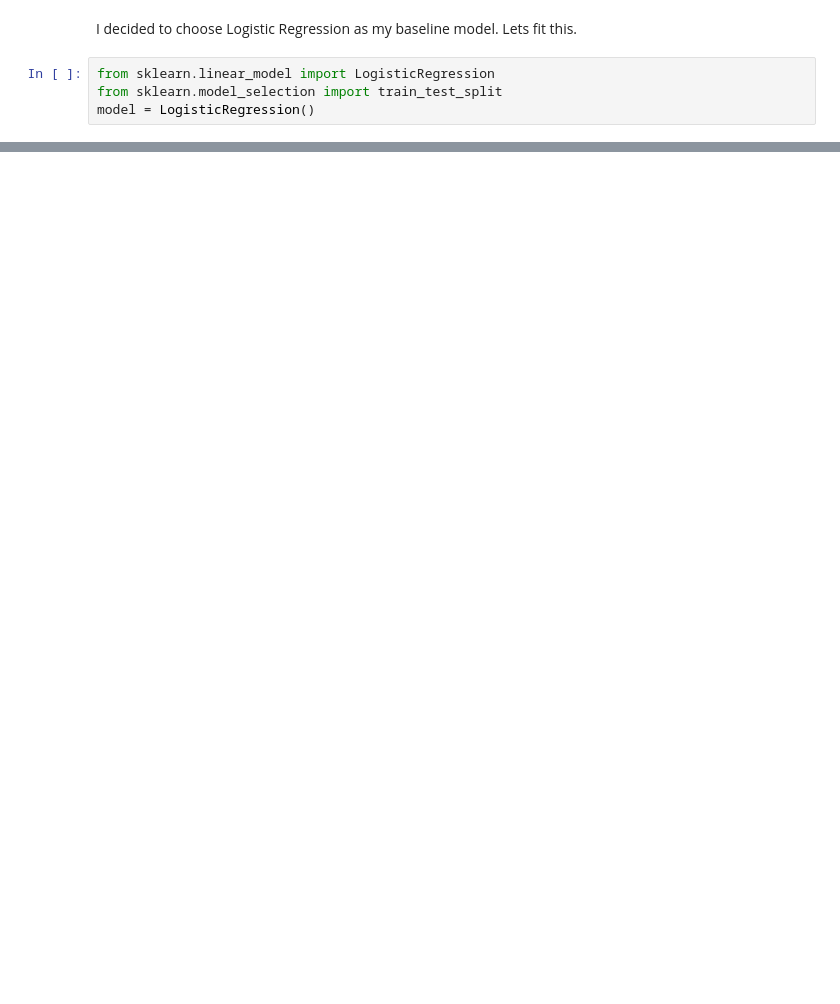
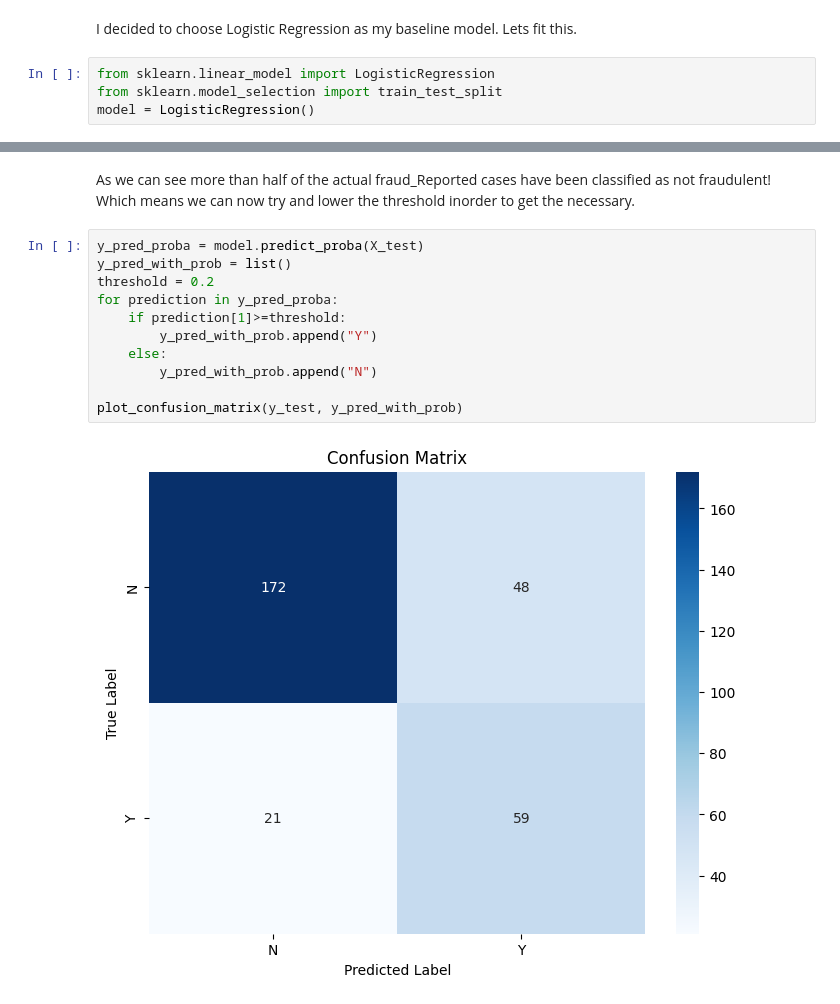
Before and after one commit to Khurdhula-Harshavardhan/insurance-fraud-detection, a Jupyter notebook: fraudDetector.ipynb, the cells around one changed output, grey strips where cells are left out. Cells and saved outputs as stored; diff of their text form; blank space fills up the shorter version.

```diff
--- a/fraudDetector.ipynb
+++ b/fraudDetector.ipynb
@@ -155,0 +170,15 @@ TypeError: Feature names are only supported if all input features have string na
+# %% [markdown]
+As we can see more than half of the actual fraud_Reported cases have been classified as not fraudulent! Which means we can now try and lower the threshold inorder to get the necessary.
+# %%
+y_pred_proba = model.predict_proba(X_test)
+y_pred_with_prob = list()
+threshold = 0.2
+for prediction in y_pred_proba:
+    if prediction[1]>=threshold:
+        y_pred_with_prob.append("Y")
+    else:
+        y_pred_with_prob.append("N")
+
+plot_confusion_matrix(y_test, y_pred_with_prob)
+# %% [output]
+[figure, added]
```
Also changed, not shown: parts of 17 cells of this notebook, 6 other files.
